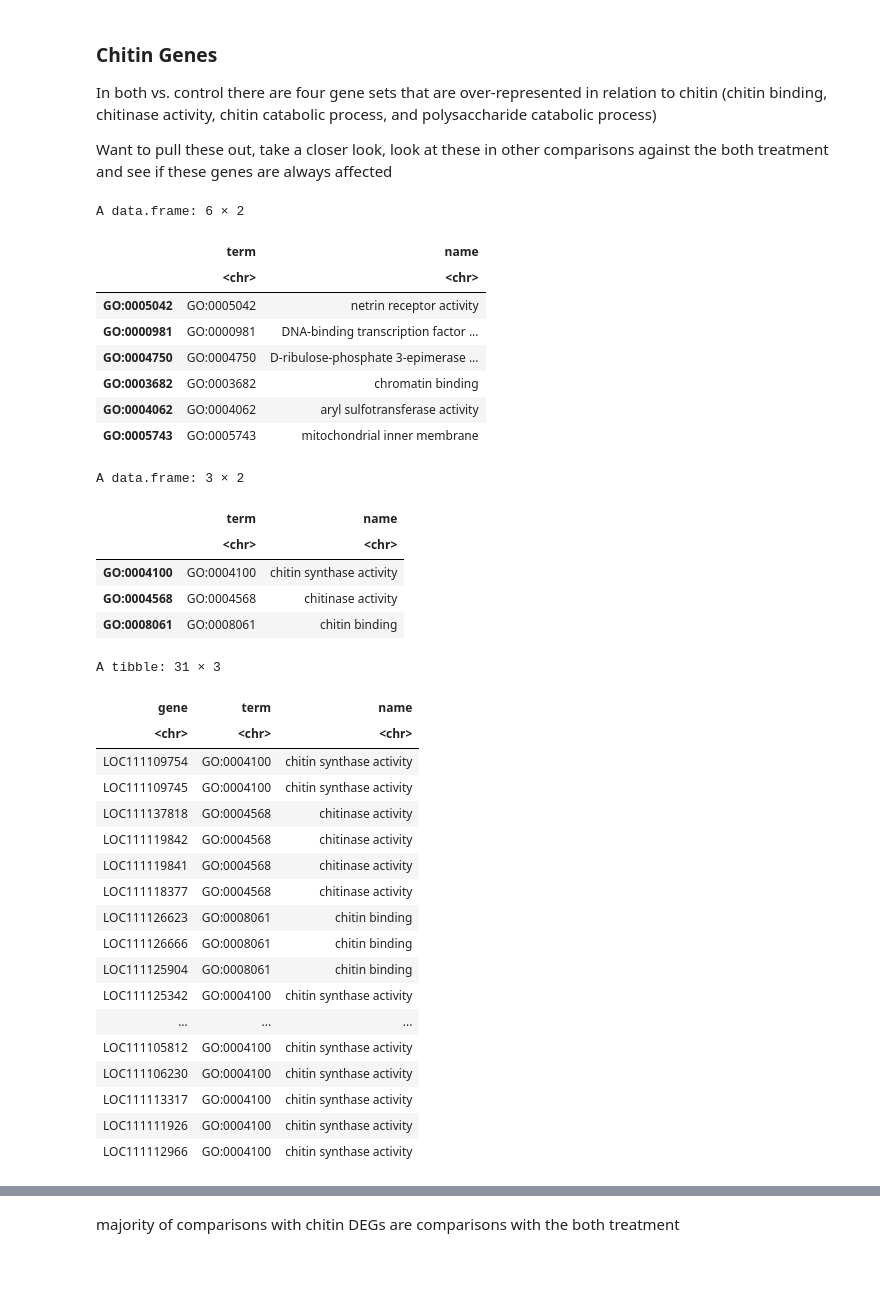
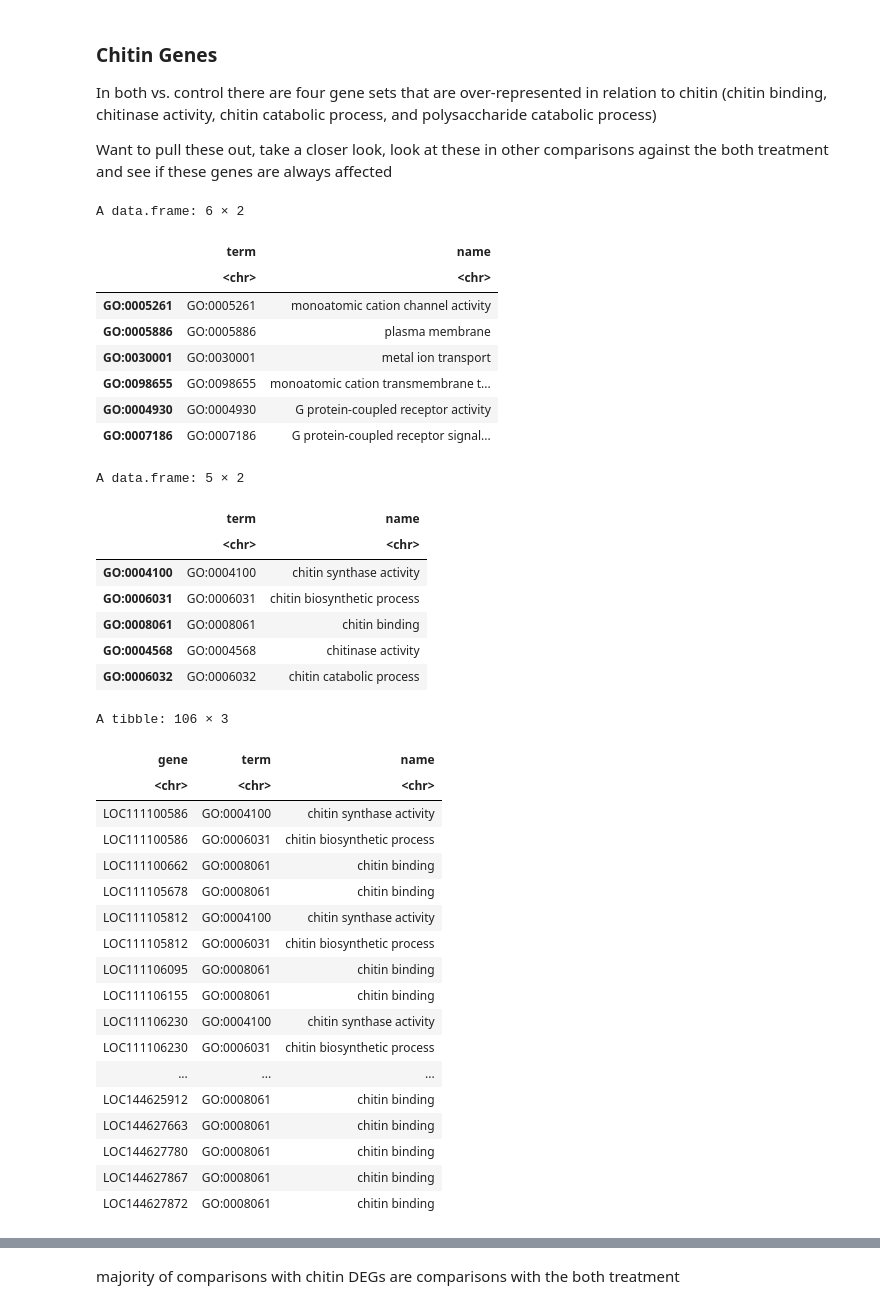
Before and after one commit to jgmcdonough/CE24_RNA-seq, a Jupyter notebook: analysis/diff_expression/phase2_v_phase2/new_refGenome/targetGenes_p2.v.p2.ipynb, the cells around one changed output, grey strips where cells are left out. Saved outputs shown, nothing was run; the diff lists cells and outputs as text; code cells hidden in the pictures; blank space fills up the shorter version.

```diff
--- a/analysis/diff_expression/phase2_v_phase2/new_refGenome/targetGenes_p2.v.p2.ipynb
+++ b/analysis/diff_expression/phase2_v_phase2/new_refGenome/targetGenes_p2.v.p2.ipynb
@@ -103,55 +146,57 @@ In both vs. control there are four gene sets that are over-represented in relati
 Want to pull these out, take a closer look, look at these in other comparisons against the both treatment and see if these genes are always affected
 # %%
 # read in gene ID to GO term file
-gene2go <- read.csv('/work/pi_sarah_gignouxwolfsohn_uml_edu/julia_mcdonough_student_uml_edu/ref_files/annotations/geneGO.txt', sep = '\t')
+gene2go <- read.csv('/work/pi_sarah_gignouxwolfsohn_uml_edu/julia_mcdonough_student_uml_edu/ref_files/annotations/newRef_geneGO.csv')
 
 # expand df so every row contains one GO and one gene ID
 term2gene <- gene2go %>%
   mutate(GO_terms = strsplit(Gene.Ontology.IDs, ";")) %>%  # Split by comma, semicolon, or backtick
   unnest(GO_terms) %>%
   filter(grepl("^GO:", GO_terms)) %>%  # Keep only valid GO terms
   dplyr::select(term = GO_terms, gene = gene)
 
 # Extract GO term descriptions
 go_terms <- unique(term2gene$term)
 
 # Get descriptions from GO.db
 term2name <- data.frame(
   term = go_terms,
   name = sapply(go_terms, function(x) {
     tryCatch({
       Term(GOTERM[[x]])
     }, error = function(e) {
       NA_character_
     })
   })
 )
 
 # Remove NAs
 term2name <- term2name[!is.na(term2name$name), ]
 
 # View
 head(term2name)
 # %% [output]
 A data.frame: 6 × 2
 |  | term | name |
 |  | <chr> | <chr> |
-| GO:0005042 | GO:0005042 | netrin receptor activity |
-| GO:0000981 | GO:0000981 | DNA-binding transcription factor ... |
-| GO:0004750 | GO:0004750 | D-ribulose-phosphate 3-epimerase ... |
-| GO:0003682 | GO:0003682 | chromatin binding |
-| GO:0004062 | GO:0004062 | aryl sulfotransferase activity |
-| GO:0005743 | GO:0005743 | mitochondrial inner membrane |
+| GO:0005261 | GO:0005261 | monoatomic cation channel activity |
+| GO:0005886 | GO:0005886 | plasma membrane |
+| GO:0030001 | GO:0030001 | metal ion transport |
+| GO:0098655 | GO:0098655 | monoatomic cation transmembrane t... |
+| GO:0004930 | GO:0004930 | G protein-coupled receptor activity |
+| GO:0007186 | GO:0007186 | G protein-coupled receptor signal... |
 # %%
 chitinGO <- term2name[grep('chitin', term2name$name, ignore.case = TRUE),]
 chitinGO
 # %% [output]
-A data.frame: 3 × 2
+A data.frame: 5 × 2
 |  | term | name |
 |  | <chr> | <chr> |
 | GO:0004100 | GO:0004100 | chitin synthase activity |
+| GO:0006031 | GO:0006031 | chitin biosynthetic process |
+| GO:0008061 | GO:0008061 | chitin binding |
 | GO:0004568 | GO:0004568 | chitinase activity |
-| GO:0008061 | GO:0008061 | chitin binding |
+| GO:0006032 | GO:0006032 | chitin catabolic process |
 # %%
 # pull out genes related to chitinase activity
 # GO:0004568
@@ -161,25 +206,25 @@ distinct(gene, term, name)
 
 chitin_genes
 # %% [output]
-A tibble: 31 × 3
+A tibble: 106 × 3
 | gene | term | name |
 | <chr> | <chr> | <chr> |
-| LOC111109754 | GO:0004100 | chitin synthase activity |
-| LOC111109745 | GO:0004100 | chitin synthase activity |
-| LOC111137818 | GO:0004568 | chitinase activity |
-| LOC111119842 | GO:0004568 | chitinase activity |
-| LOC111119841 | GO:0004568 | chitinase activity |
-| LOC111118377 | GO:0004568 | chitinase activity |
-| LOC111126623 | GO:0008061 | chitin binding |
-| LOC111126666 | GO:0008061 | chitin binding |
-| LOC111125904 | GO:0008061 | chitin binding |
-| LOC111125342 | GO:0004100 | chitin synthase activity |
+| LOC111100586 | GO:0004100 | chitin synthase activity |
+| LOC111100586 | GO:0006031 | chitin biosynthetic process |
+| LOC111100662 | GO:0008061 | chitin binding |
+| LOC111105678 | GO:0008061 | chitin binding |
+| LOC111105812 | GO:0004100 | chitin synthase activity |
+| LOC111105812 | GO:0006031 | chitin biosynthetic process |
+| LOC111106095 | GO:0008061 | chitin binding |
+| LOC111106155 | GO:0008061 | chitin binding |
+| LOC111106230 | GO:0004100 | chitin synthase activity |
+| LOC111106230 | GO:0006031 | chitin biosynthetic process |
 | ... | ... | ... |
-| LOC111105812 | GO:0004100 | chitin synthase activity |
-| LOC111106230 | GO:0004100 | chitin synthase activity |
-| LOC111113317 | GO:0004100 | chitin synthase activity |
-| LOC111111926 | GO:0004100 | chitin synthase activity |
-| LOC111112966 | GO:0004100 | chitin synthase activity |
+| LOC144625912 | GO:0008061 | chitin binding |
+| LOC144627663 | GO:0008061 | chitin binding |
+| LOC144627780 | GO:0008061 | chitin binding |
+| LOC144627867 | GO:0008061 | chitin binding |
+| LOC144627872 | GO:0008061 | chitin binding |
 # %%
 # combining all dfs into one
 combined.df <- do.call(rbind, deg_list) %>%
```
Also changed, not shown: parts of 29 cells of this notebook.
